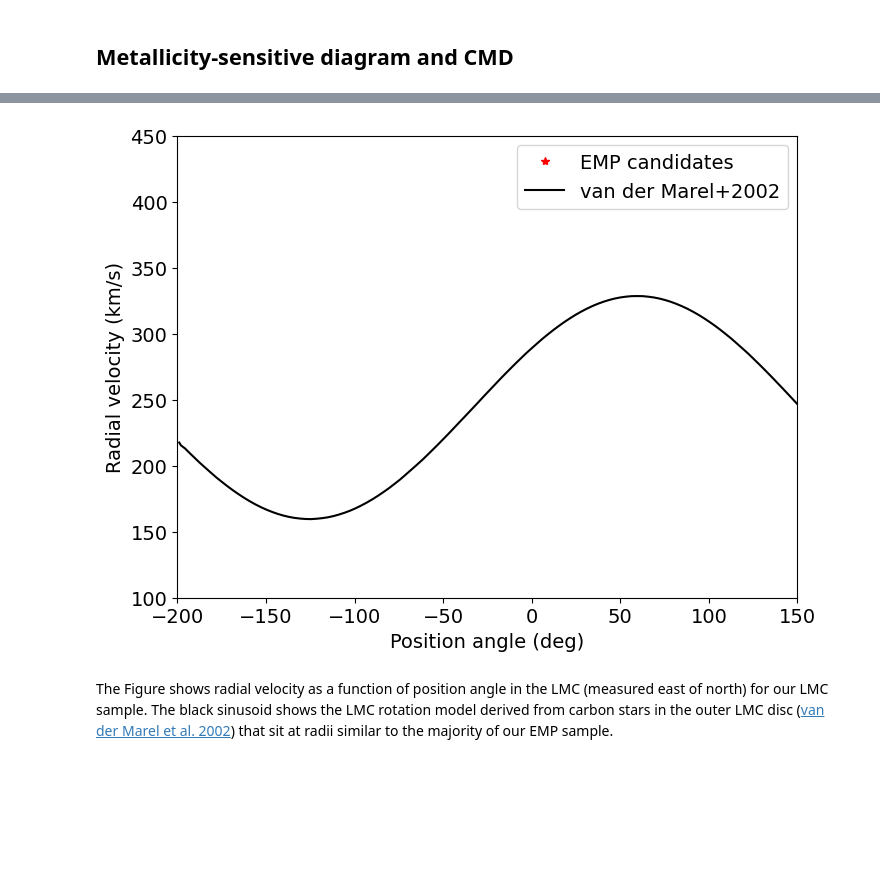
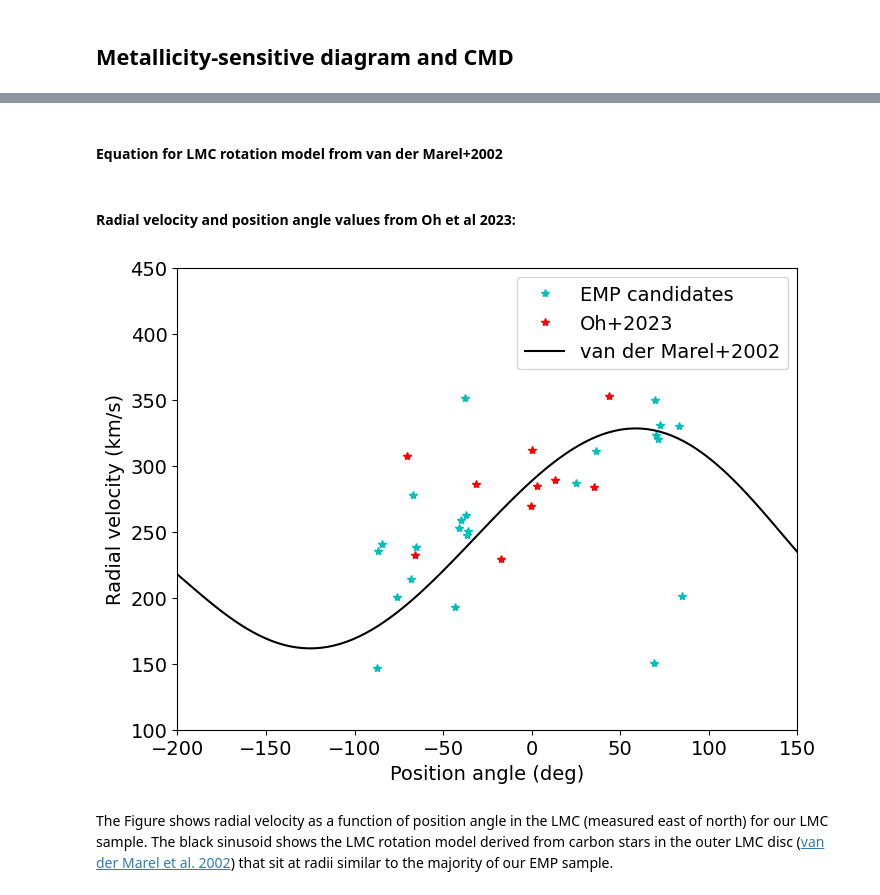
Before and after one commit to chloeguerrero/notebooks-latest, a Jupyter notebook: 03_ScienceExamples/MagellanicClouds/ExtremelyMetalPoorStarsInTheLMC.ipynb, the cells around one changed output, grey strips where cells are left out. Cells and saved outputs as stored; diff of their text form; code cells hidden in the pictures; blank space fills up the shorter version.

```diff
--- a/03_ScienceExamples/MagellanicClouds/ExtremelyMetalPoorStarsInTheLMC.ipynb
+++ b/03_ScienceExamples/MagellanicClouds/ExtremelyMetalPoorStarsInTheLMC.ipynb
@@ -433,0 +322,3 @@ res_1[c1]
+# %%
+final = qc.query(sql="select * from mydb://skymapperdr4_x_gaiadr3_x_apogee2", fmt='pandas', timeout=600)
+final
@@ -437,15 +348,27 @@ x_rot = [-198.9599774,-198.0313388,-195.6740254,-192.9595434,-190.1021938,-187.2
 y_rot = [217.5621729,215.4580922,213.0583471,209.4209983,205.7604478,202.065952,198.4727207,194.726164,191.041326,187.6805115,184.3814157,181.2674762,178.3695523,175.5950659,173.0520248,170.7095697,168.5831301,166.6727062,164.9937276,163.515335,162.252958,161.2528856,160.4842586,159.9779363,159.6413405,159.5516197,159.8476411,160.2825297,160.9180043,161.8312132,162.9912971,164.3673966,165.9286524,167.7676426,169.838078,172.0782401,174.5344177,177.206611,180.0485309,183.0447476,186.2878393,189.6080795,193.2677728,196.9891848,200.7105969,204.3477171,208.0532994,211.8097997,215.4122317,219.137244,222.8584846,226.450173,230.0984368,233.7467007,237.3572476,241.02437,244.6726339,248.3397563,252.1011712,255.7494351,259.359982,263.0271044,266.6565098,270.1727641,273.8374292,277.6618201,281.3674024,285.0729847,288.710105,292.431517,296.1374993,299.581177,302.9014172,306.0519308,309.0327178,311.8129189,314.4388231,316.8178524,319.0117253,320.9895827,322.7514244,324.2663911,325.5807719,326.6637074,327.4843382,328.0735236,328.4621232,328.5266993,328.4678379,328.0540937,327.4860526,326.6557068,325.5630563,324.2698199,322.7142789,320.9581518,319.0014389,316.7824212,314.393677,311.7734875,308.9681417,306.0084991,302.8328408,299.4874559,296.049493,292.318366,288.5718092,284.9446326,281.2331641,277.4877504,273.8918903,270.184765,266.2696246,262.4304898,258.8182285,255.1682502,251.4994134,247.7740011,244.1051643,240.3986105,236.6920566,233.4954618]
+# %% [markdown]
+#### Equation for LMC rotation model from van der Marel+2002
+# %%
+x_rots = np.linspace(-200,150,100)
+rots = 7e-10*(x_rots**5) + 1e-07*(x_rots**4) - 6e-05*(x_rots**3) - 0.0061*(x_rots**2) + 1.2142*(x_rots) + 288.47
+# %% [markdown]
+#### Radial velocity and position angle values from Oh et al 2023:
+# %%
+data_oh = {'angle': [-0.1,43.7,13.3,34.9,-31.2,-0.5,-66.0,2.8,-17.4,-70.2],
+        'rv': [312.0,352.9,289.5,283.6,286.5,269.3,232.1,284.6,229.7,307.4]}
+df_oh = pd.DataFrame(data_oh)
 # %%
 plt.figure(figsize=(8,6))
-plt.plot(res['angle'], res['radial_velocity'], 'r*', label='EMP candidates')
-plt.plot(x_rot, y_rot, 'k-', label='van der Marel+2002')
+plt.plot(final['angle'], final['hrv'], 'c*', label='EMP candidates')
+plt.plot(df_oh['angle'], df_oh['rv'], 'r*', label='Oh+2023')
+plt.plot(x_rots, rots, 'k-', label='van der Marel+2002')
 plt.xlim(-200, 150)
 plt.ylim(100, 450)
 plt.ylabel('Radial velocity (km/s)')
 plt.xlabel('Position angle (deg)')
 plt.legend()
 plt.show()
 # %% [output]
-[figure, old version]
+[figure, new version]
 # %% [markdown]
 The Figure shows radial velocity as a function of position angle in the LMC (measured east of north) for our LMC sample. The black sinusoid shows the LMC rotation model derived from carbon stars in the outer LMC disc ([van der Marel et al. 2002](https://arxiv.org/abs/astro-ph/0205161)) that sit at radii similar to the majority of our EMP sample.
```
Also changed, not shown: parts of 34 cells of this notebook.
